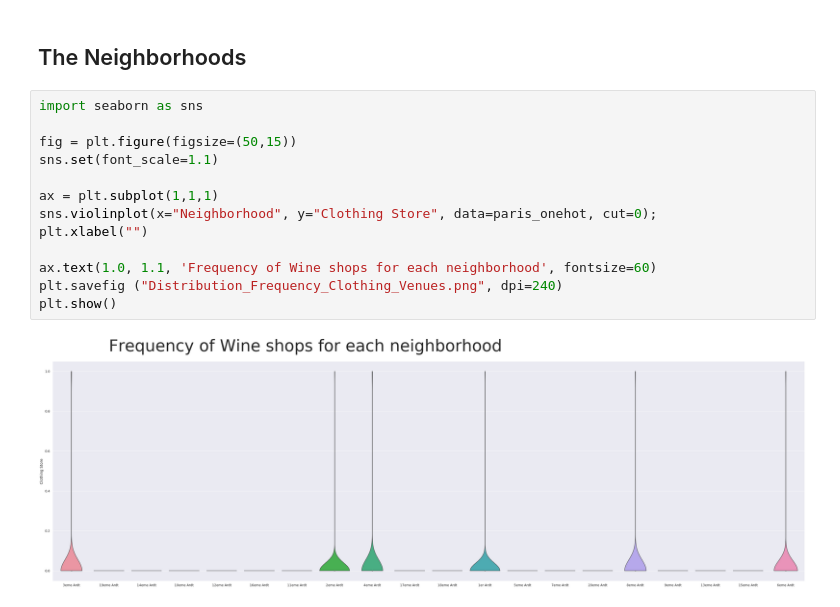
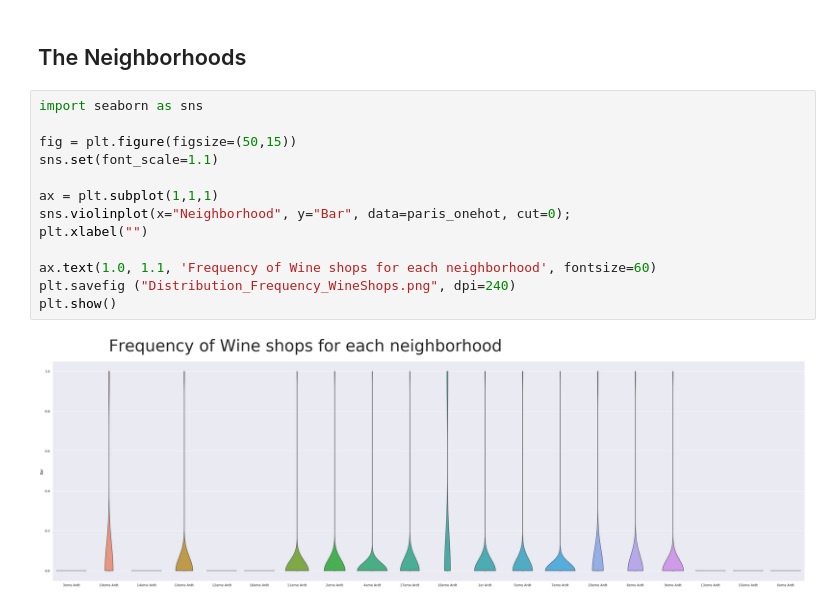
Before and after one commit to olaniyisinet/Coursera_Capstone, a Jupyter notebook: Capstone Project-Battle of Neighborhoods.ipynb, the cells around one changed output. Saved outputs shown, nothing was run; the diff lists cells and outputs as text.

```diff
--- a/Capstone Project-Battle of Neighborhoods.ipynb
+++ b/Capstone Project-Battle of Neighborhoods.ipynb
@@ -650,15 +658,15 @@ plt.show()
 # %%
 import seaborn as sns
 
 fig = plt.figure(figsize=(50,15))
 sns.set(font_scale=1.1)
 
 ax = plt.subplot(1,1,1)
-sns.violinplot(x="Neighborhood", y="Clothing Store", data=paris_onehot, cut=0);
+sns.violinplot(x="Neighborhood", y="Bar", data=paris_onehot, cut=0);
 plt.xlabel("")
 
 ax.text(1.0, 1.1, 'Frequency of Wine shops for each neighborhood', fontsize=60)
-plt.savefig ("Distribution_Frequency_Clothing_Venues.png", dpi=240)
+plt.savefig ("Distribution_Frequency_WineShops.png", dpi=240)
 plt.show()
 # %% [output]
-[figure, old version]
+[figure, new version]
```
Also changed, not shown: parts of 16 cells of this notebook.
